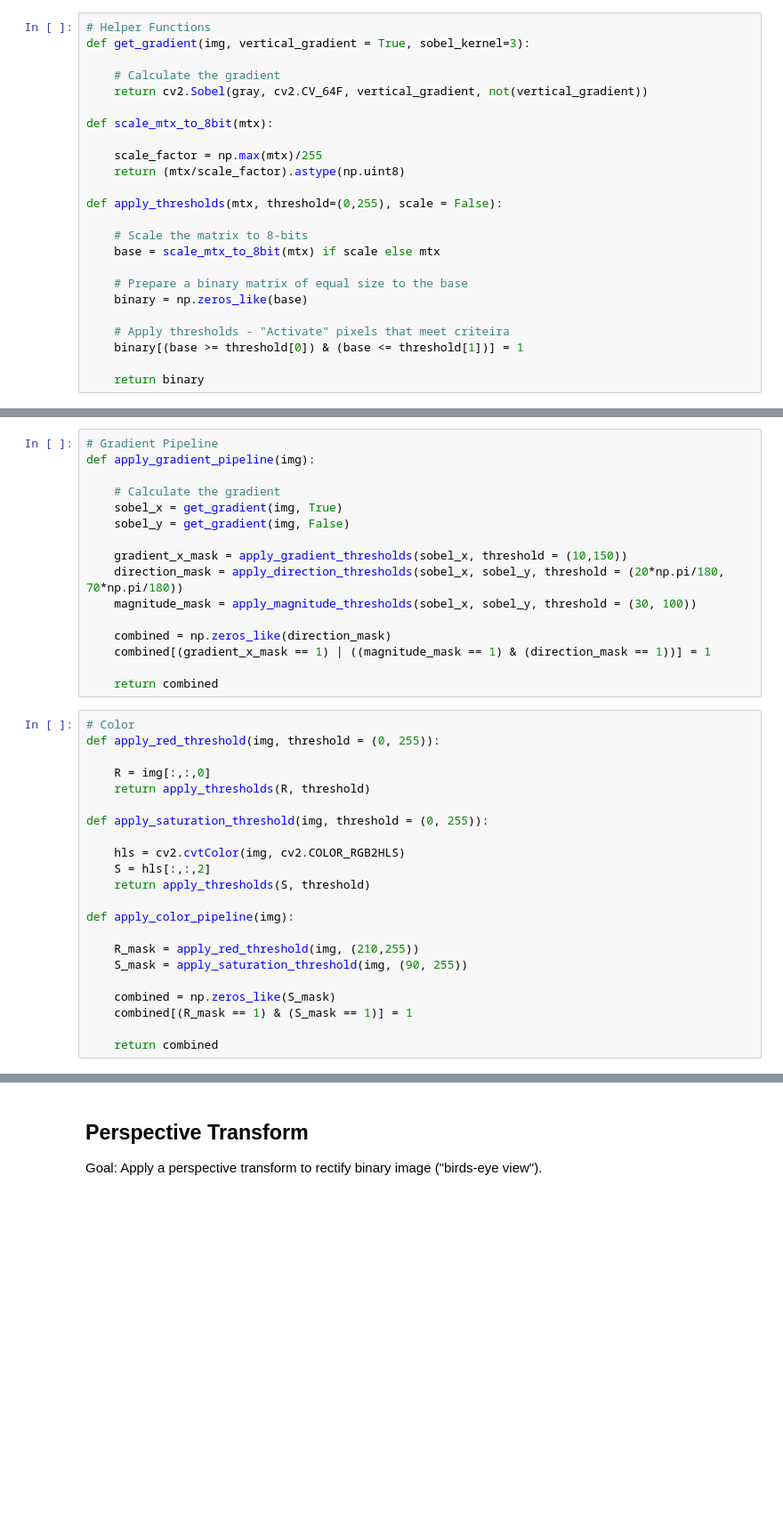
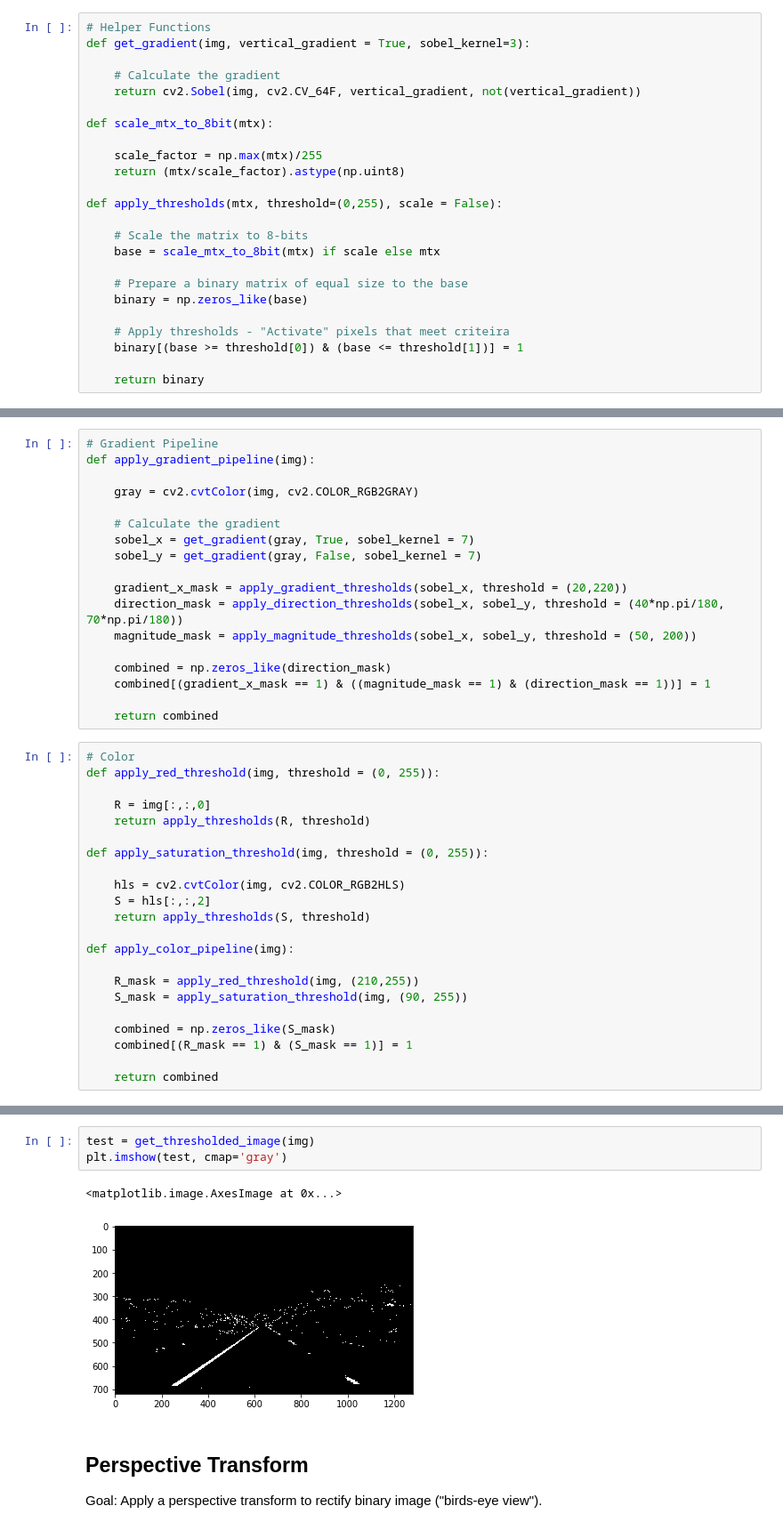
Before and after one commit to cseHdz/AdvancedLaneLineFinding, a Jupyter notebook: AdvancedLaneFinding.ipynb, the cells around one changed output, grey strips where cells are left out. Shown at 89% size. Saved outputs shown, nothing was run; the diff lists cells and outputs as text; blank space fills up the shorter version.

```diff
--- a/AdvancedLaneFinding.ipynb
+++ b/AdvancedLaneFinding.ipynb
@@ -120,7 +120,7 @@ Goal: Use color transforms, gradients, etc., to create a thresholded binary imag
 def get_gradient(img, vertical_gradient = True, sobel_kernel=3):
 
     # Calculate the gradient
-    return cv2.Sobel(gray, cv2.CV_64F, vertical_gradient, not(vertical_gradient))
+    return cv2.Sobel(img, cv2.CV_64F, vertical_gradient, not(vertical_gradient))
 
 def scale_mtx_to_8bit(mtx):
 
@@ -171,16 +171,18 @@ def apply_direction_thresholds(gradient_x, gradient_y, threshold=(0, np.pi/2)):
 # Gradient Pipeline
 def apply_gradient_pipeline(img):
 
+    gray = cv2.cvtColor(img, cv2.COLOR_RGB2GRAY)
+
     # Calculate the gradient
-    sobel_x = get_gradient(img, True)
-    sobel_y = get_gradient(img, False)
+    sobel_x = get_gradient(gray, True, sobel_kernel = 7)
+    sobel_y = get_gradient(gray, False, sobel_kernel = 7)
 
-    gradient_x_mask = apply_gradient_thresholds(sobel_x, threshold = (10,150))
-    direction_mask = apply_direction_thresholds(sobel_x, sobel_y, threshold = (20*np.pi/180, 70*np.pi/180))
-    magnitude_mask = apply_magnitude_thresholds(sobel_x, sobel_y, threshold = (30, 100))
+    gradient_x_mask = apply_gradient_thresholds(sobel_x, threshold = (20,220))
+    direction_mask = apply_direction_thresholds(sobel_x, sobel_y, threshold = (40*np.pi/180, 70*np.pi/180))
+    magnitude_mask = apply_magnitude_thresholds(sobel_x, sobel_y, threshold = (50, 200))
 
     combined = np.zeros_like(direction_mask)
-    combined[(gradient_x_mask == 1) | ((magnitude_mask == 1) & (direction_mask == 1))] = 1
+    combined[(gradient_x_mask == 1) & ((magnitude_mask == 1) & (direction_mask == 1))] = 1
 
     return combined
 # %%
@@ -227,3 +227,9 @@ plt.imshow(get_thresholded_image(img), cmap='gray')
+# %%
+test = get_thresholded_image(img)
+plt.imshow(test, cmap='gray')
+# %% [output]
+<matplotlib.image.AxesImage at 0x...>
+[figure, added]
 # %% [markdown]
 ## Perspective Transform <a name="perspective"></a>
 Goal: Apply a perspective transform to rectify binary image ("birds-eye view").
```
Also changed, not shown: parts of 8 cells of this notebook.
